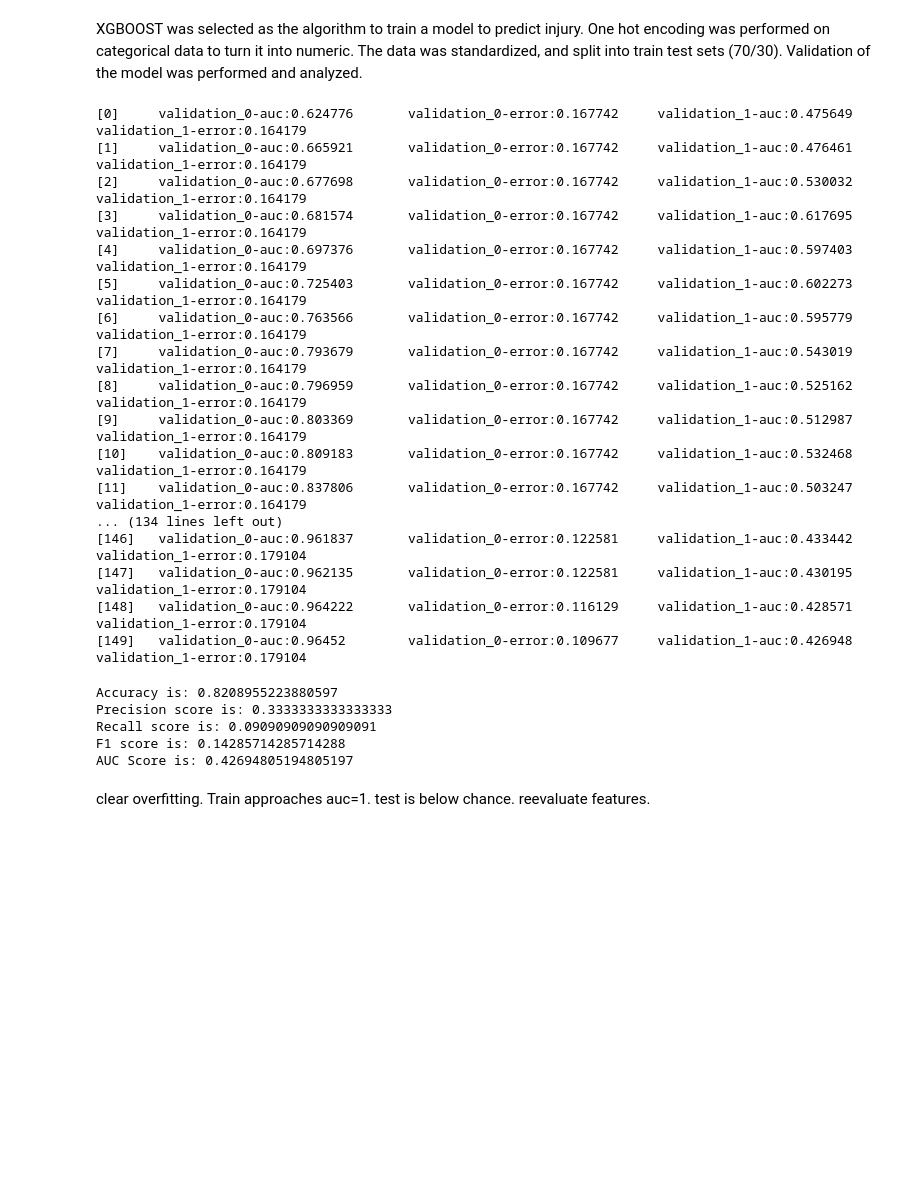
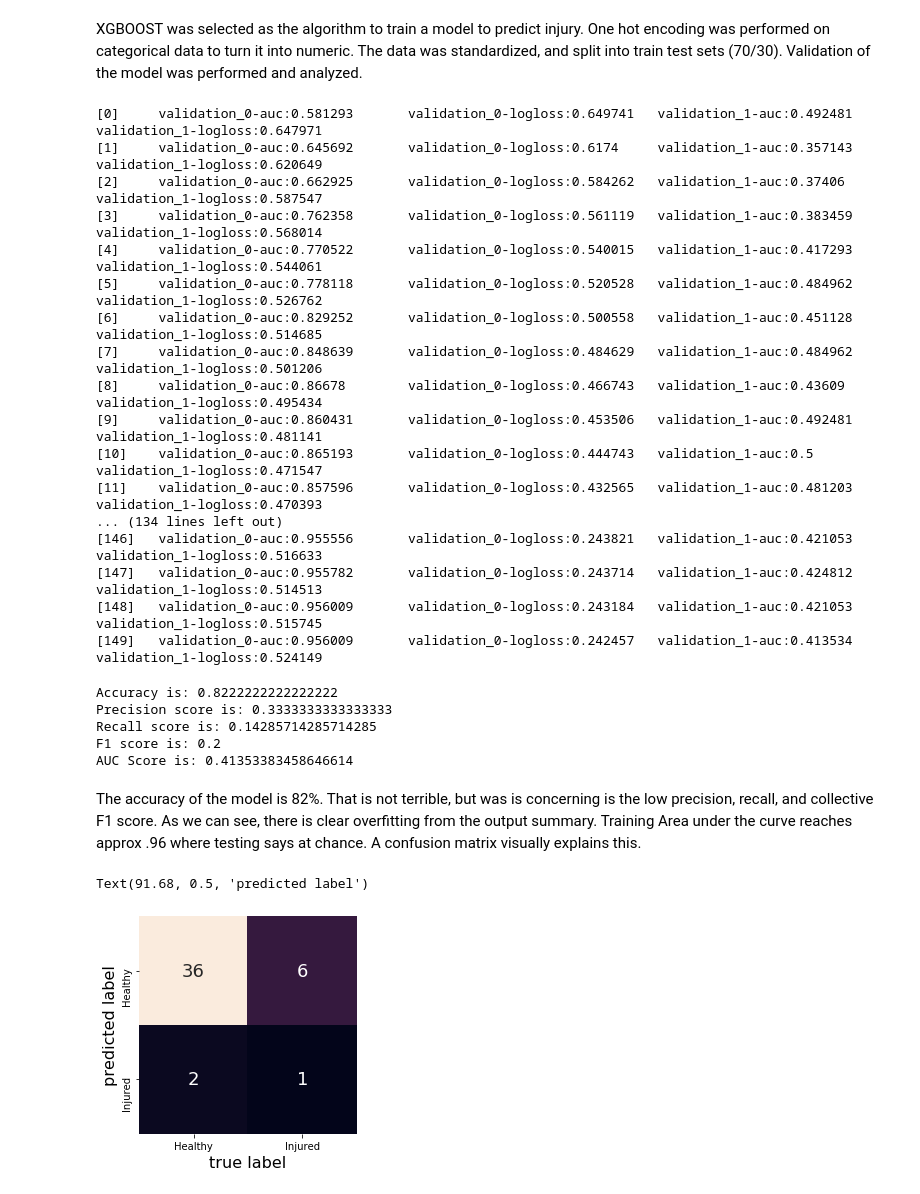
Before and after one commit to mjm286/-Prediction-of-Injury-in-The-National-Football-League, a Jupyter notebook: injury_analysis.ipynb, the cells around one changed output. Cells and saved outputs as stored; diff of their text form; code cells hidden in the pictures; blank space fills up the shorter version.

```diff
--- a/injury_analysis.ipynb
+++ b/injury_analysis.ipynb
@@ -441,10 +441,10 @@ CB_WR_plays=CB_WR_plays.drop(idx,axis=0)
 # CB_WR_plays.to_csv('CB_WR_plays.csv', index=False)
 # %%
 # read in previously made datasets
-InjuryRecord = pd.read_csv('InjuryRecord.csv')
-PlayList = pd.read_csv('PlayList_mod.csv')
-CB_WR_plays=pd.read_csv('CB_WR_plays.csv')
-ir_pl=pd.read_csv('ir_pl.csv')
+# InjuryRecord = pd.read_csv('InjuryRecord.csv')
+# PlayList = pd.read_csv('PlayList_mod.csv')
+# CB_WR_plays=pd.read_csv('CB_WR_plays.csv')
+# ir_pl=pd.read_csv('ir_pl.csv')
 # CB_WR_plays.shape
 # %% [markdown]
 Clearly there are many more plays where CBs and WRs are not injured than those that are.  Because of this, I will pick plays at random that the player did not suffer an injury.
@@ -572,7 +572,7 @@ features.head()
 XGBOOST was selected as the algorithm to train a model to predict injury.  One hot encoding was performed on categorical data to turn it into numeric.  The data was standardized, and split into train test sets (70/30).  Validation of the model was performed and analyzed.
 # %%
 # turn categorical to numeric!
-features=pd.read_csv('features.csv')
+# features=pd.read_csv('features.csv')
 
 features=pd.get_dummies(features,prefix=['Type'],columns=['PlayType'])
 features=pd.get_dummies(features,prefix=['Stadium'],columns=['Stadium'])
@@ -594,7 +594,7 @@ import warnings
 warnings.filterwarnings('ignore')
 X[X.columns[:].tolist()] = scaler.fit_transform(X[X.columns[:].tolist()]) # keep X as a dataframe
 
-X_train, X_test, y_train, y_test = train_test_split(X,y,test_size=.3,random_state=21)
+X_train, X_test, y_train, y_test = train_test_split(X,y,test_size=.2,random_state=21)
 
 clf = XGBClassifier(learning_rate=0.1, n_estimators=150, max_depth=3,
                     min_child_weight=3, gamma=0.2, subsample=0.5, colsample_bytree=1.0,
@@ -603,7 +603,7 @@ clf = XGBClassifier(learning_rate=0.1, n_estimators=150, max_depth=3,
 
 eval_set=[(X_train, y_train), (X_test, y_test)]
 
-clf.fit(X_train, y_train, eval_metric=['auc','error'], eval_set=eval_set, verbose=1)
+clf.fit(X_train, y_train, eval_metric=['auc','logloss'], eval_set=eval_set, verbose=1)
 
 
 
@@ -611,23 +611,23 @@ clf.fit(X_train, y_train, eval_metric=['auc','error'], eval_set=eval_set, verbos
 y_pred = clf.predict(X_test)
 y_pred_proba = clf.predict_proba(X_test)[:, 1]
 # %% [output]
-[0]     validation_0-auc:0.624776       validation_0-error:0.167742     validation_1-auc:0.475649       validation_1-error:0.164179
-[1]     validation_0-auc:0.665921       validation_0-error:0.167742     validation_1-auc:0.476461       validation_1-error:0.164179
-[2]     validation_0-auc:0.677698       validation_0-error:0.167742     validation_1-auc:0.530032       validation_1-error:0.164179
-[3]     validation_0-auc:0.681574       validation_0-error:0.167742     validation_1-auc:0.617695       validation_1-error:0.164179
-[4]     validation_0-auc:0.697376       validation_0-error:0.167742     validation_1-auc:0.597403       validation_1-error:0.164179
-[5]     validation_0-auc:0.725403       validation_0-error:0.167742     validation_1-auc:0.602273       validation_1-error:0.164179
-[6]     validation_0-auc:0.763566       validation_0-error:0.167742     validation_1-auc:0.595779       validation_1-error:0.164179
-[7]     validation_0-auc:0.793679       validation_0-error:0.167742     validation_1-auc:0.543019       validation_1-error:0.164179
-[8]     validation_0-auc:0.796959       validation_0-error:0.167742     validation_1-auc:0.525162       validation_1-error:0.164179
-[9]     validation_0-auc:0.803369       validation_0-error:0.167742     validation_1-auc:0.512987       validation_1-error:0.164179
-[10]    validation_0-auc:0.809183       validation_0-error:0.167742     validation_1-auc:0.532468       validation_1-error:0.164179
-[11]    validation_0-auc:0.837806       validation_0-error:0.167742     validation_1-auc:0.503247       validation_1-error:0.164179
+[0]     validation_0-auc:0.581293       validation_0-logloss:0.649741   validation_1-auc:0.492481       validation_1-logloss:0.647971
+[1]     validation_0-auc:0.645692       validation_0-logloss:0.6174     validation_1-auc:0.357143       validation_1-logloss:0.620649
+[2]     validation_0-auc:0.662925       validation_0-logloss:0.584262   validation_1-auc:0.37406        validation_1-logloss:0.587547
+[3]     validation_0-auc:0.762358       validation_0-logloss:0.561119   validation_1-auc:0.383459       validation_1-logloss:0.568014
+[4]     validation_0-auc:0.770522       validation_0-logloss:0.540015   validation_1-auc:0.417293       validation_1-logloss:0.544061
+[5]     validation_0-auc:0.778118       validation_0-logloss:0.520528   validation_1-auc:0.484962       validation_1-logloss:0.526762
+[6]     validation_0-auc:0.829252       validation_0-logloss:0.500558   validation_1-auc:0.451128       validation_1-logloss:0.514685
+[7]     validation_0-auc:0.848639       validation_0-logloss:0.484629   validation_1-auc:0.484962       validation_1-logloss:0.501206
+[8]     validation_0-auc:0.86678        validation_0-logloss:0.466743   validation_1-auc:0.43609        validation_1-logloss:0.495434
+[9]     validation_0-auc:0.860431       validation_0-logloss:0.453506   validation_1-auc:0.492481       validation_1-logloss:0.481141
+[10]    validation_0-auc:0.865193       validation_0-logloss:0.444743   validation_1-auc:0.5    validation_1-logloss:0.471547
+[11]    validation_0-auc:0.857596       validation_0-logloss:0.432565   validation_1-auc:0.481203       validation_1-logloss:0.470393
 ... (134 lines left out)
-[146]   validation_0-auc:0.961837       validation_0-error:0.122581     validation_1-auc:0.433442       validation_1-error:0.179104
-[147]   validation_0-auc:0.962135       validation_0-error:0.122581     validation_1-auc:0.430195       validation_1-error:0.179104
-[148]   validation_0-auc:0.964222       validation_0-error:0.116129     validation_1-auc:0.428571       validation_1-error:0.179104
-[149]   validation_0-auc:0.96452        validation_0-error:0.109677     validation_1-auc:0.426948       validation_1-error:0.179104
+[146]   validation_0-auc:0.955556       validation_0-logloss:0.243821   validation_1-auc:0.421053       validation_1-logloss:0.516633
+[147]   validation_0-auc:0.955782       validation_0-logloss:0.243714   validation_1-auc:0.424812       validation_1-logloss:0.514513
+[148]   validation_0-auc:0.956009       validation_0-logloss:0.243184   validation_1-auc:0.421053       validation_1-logloss:0.515745
+[149]   validation_0-auc:0.956009       validation_0-logloss:0.242457   validation_1-auc:0.413534       validation_1-logloss:0.524149
 # %%
 
 print("Accuracy is: {}".format(metrics.accuracy_score(y_test, y_pred)))
@@ -636,11 +636,23 @@ print("Recall score is: {}".format(metrics.recall_score(y_test, y_pred)))
 print("F1 score is: {}".format(metrics.f1_score(y_test, y_pred)))
 print("AUC Score is: {}".format(metrics.roc_auc_score(y_test, y_pred_proba)))
 # %% [output]
-Accuracy is: 0.8208955223880597
+Accuracy is: 0.8222222222222222
 Precision score is: 0.3333333333333333
-Recall score is: 0.09090909090909091
-F1 score is: 0.14285714285714288
-AUC Score is: 0.42694805194805197
+Recall score is: 0.14285714285714285
+F1 score is: 0.2
+AUC Score is: 0.41353383458646614
-# %% [markdown]
-clear overfitting.  Train approaches auc=1.  test is below chance.
-reevaluate features.
+# %% [markdown]
+The accuracy of the model is 82%.  That is not terrible, but was is concerning is the low precision, recall, and  collective F1 score.  As we can see, there is clear overfitting from the output summary. Training Area under the curve reaches approx .96 where testing says at chance.  A confusion matrix visually explains this.
+# %%
+
+
+from sklearn.metrics import confusion_matrix
+mat = confusion_matrix(y_test, y_pred)
+sns.heatmap(mat.T, square=True, annot=True, annot_kws={"fontsize":18}, fmt='d', cbar=False,
+            xticklabels=['Healthy','Injured'],
+            yticklabels=['Healthy','Injured'])
+plt.xlabel('true label', Fontsize=16)
+plt.ylabel('predicted label', Fontsize=16)
+# %% [output]
+Text(91.68, 0.5, 'predicted label')
+[figure, added]
```
Also changed, not shown: parts of 1 cell of this notebook.
